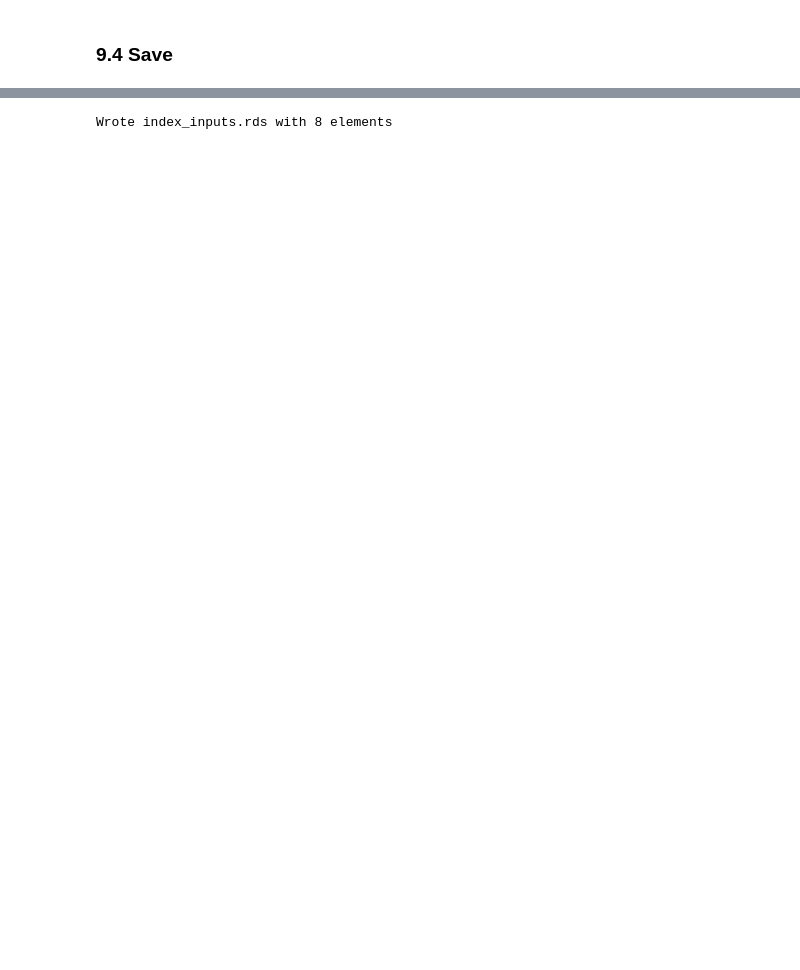
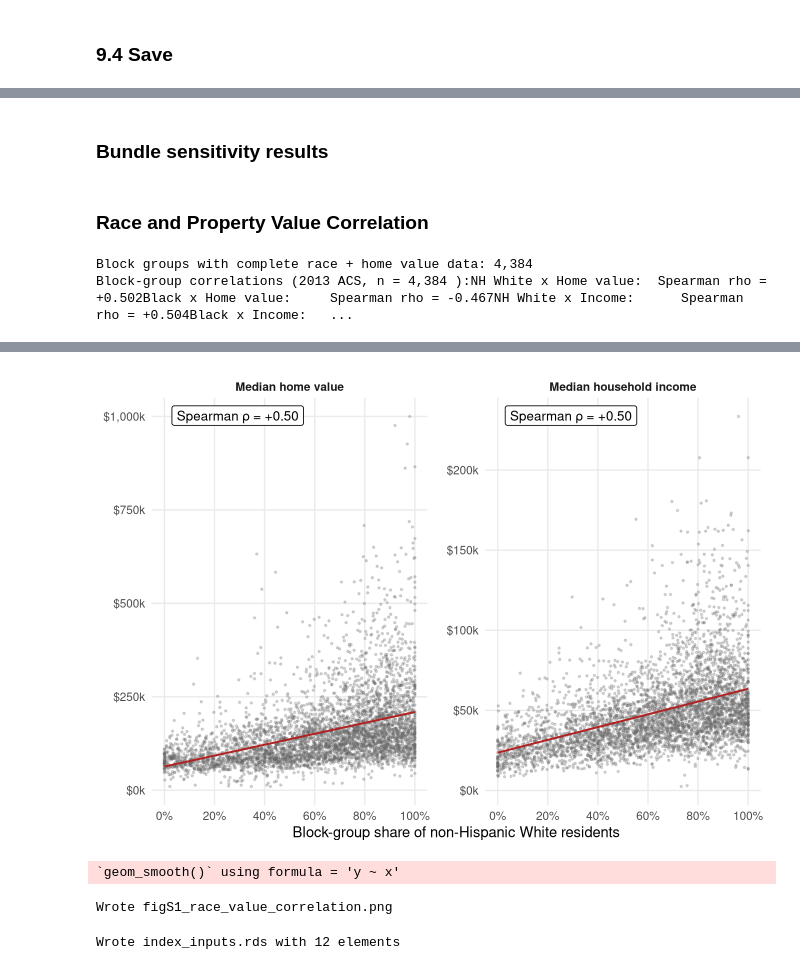
Before and after one commit to russblessing/Obstacles, a Jupyter notebook: notebooks/08_manuscript_figures.embed.ipynb, the cells around one changed output, grey strips where cells are left out. Drawn from its saved outputs; the diff is of its cells as text; code cells hidden in the pictures; blank space fills up the shorter version.

```diff
--- a/notebooks/08_manuscript_figures.embed.ipynb
+++ b/notebooks/08_manuscript_figures.embed.ipynb
@@ -638,0 +1006,2 @@ write_csv(fig5_medians, here::here("figures", "fig5_medians.csv"))
+# %% [markdown]
+### Bundle sensitivity results
@@ -638,0 +1029,27 @@ write_csv(fig5_medians, here::here("figures", "fig5_medians.csv"))
+# %% [markdown]
+### Race and Property Value Correlation
+# %%
+# Block-group level correlation between race and property value
+# Supports the Discussion claim that less-white neighborhoods tend to be lower-value
+# in eastern North Carolina (2013 ACS)
+
+# One observation per block group with complete demographic and value data
+bg_demo <- parcels |>
+  filter(!is.na(bg_geoid)) |>
+  group_by(bg_geoid) |>
+  summarise(
+    pct_white         = dplyr::first(bg_pct_white_2013),
+    pct_black         = dplyr::first(bg_pct_black_2013),
+    median_income     = dplyr::first(bg_median_income_2013),
+    median_home_value = dplyr::first(bg_median_home_value_2013),
+    .groups = "drop"
+  ) |>
+  filter(!is.na(pct_white),
+         !is.na(median_home_value),
+         median_home_value > 0)
+
+cat("Block groups with complete race + home value data:",
+    format(nrow(bg_demo), big.mark = ","), "\n")
+# %% [output]
+Block groups with complete race + home value data: 4,384
+Block-group correlations (2013 ACS, n = 4,384 ):NH White x Home value:  Spearman rho = +0.502Black x Home value:     Spearman rho = -0.467NH White x Income:      Spearman rho = +0.504Black x Income:   ...
@@ -639,22 +1058,24 @@ write_csv(fig5_medians, here::here("figures", "fig5_medians.csv"))
+[figure, added]
+`geom_smooth()` using formula = 'y ~ x'
+Wrote figS1_race_value_correlation.png
 # %%
 # Pre-compute everything the manuscript prose references inline.
 # Saved as a single small RDS so index.qmd can read it without touching
 # parcels_master.gpkg — making the manuscript renderable from any machine.
 
 index_inputs <- list(
-  # Sample sizes
   n_sample        = sum(parcels$res_flag == 1L | parcels$interpolate == 1L,
                         na.rm = TRUE),
   n_counties      = length(unique(parcels$county)),
   n_bg            = length(unique(parcels$bg_geoid[!is.na(parcels$bg_geoid)])),
-
-  # Pipeline funnel — both groups in long format
-  funnel = funnel,
-
-  # Figure medians
-  fig3_medians = fig3_medians,
-  fig4_medians = fig4_medians,
-  fig5_medians = fig5_medians
+  funnel          = funnel,
+  fig3_medians    = fig3_medians,
+  fig4_medians    = fig4_medians,
+  fig5_medians    = fig5_medians,                    # ← comma added
+  ks_tests        = ks_tests,                        # ← comma added
+  mit_type_analysis    = mit_type_analysis,
+  race_value_cor       = race_value_cor,
+  sensitivity_analysis = sensitivity_analysis
 )
 
 # Also pull the CoreLogic-vs-ACS agreement summary from 07b's output, if it exists.
@@ -676,4 +1097,4 @@ index_inputs$acs_cl_summary <- acs_cl_summary
 saveRDS(index_inputs, here::here("figures", "index_inputs.rds"))
 cat("Wrote index_inputs.rds with", length(index_inputs), "elements\n")
 # %% [output]
-Wrote index_inputs.rds with 8 elements
+Wrote index_inputs.rds with 12 elements
```
Also changed, not shown: parts of 21 cells of this notebook, 35 other files.
